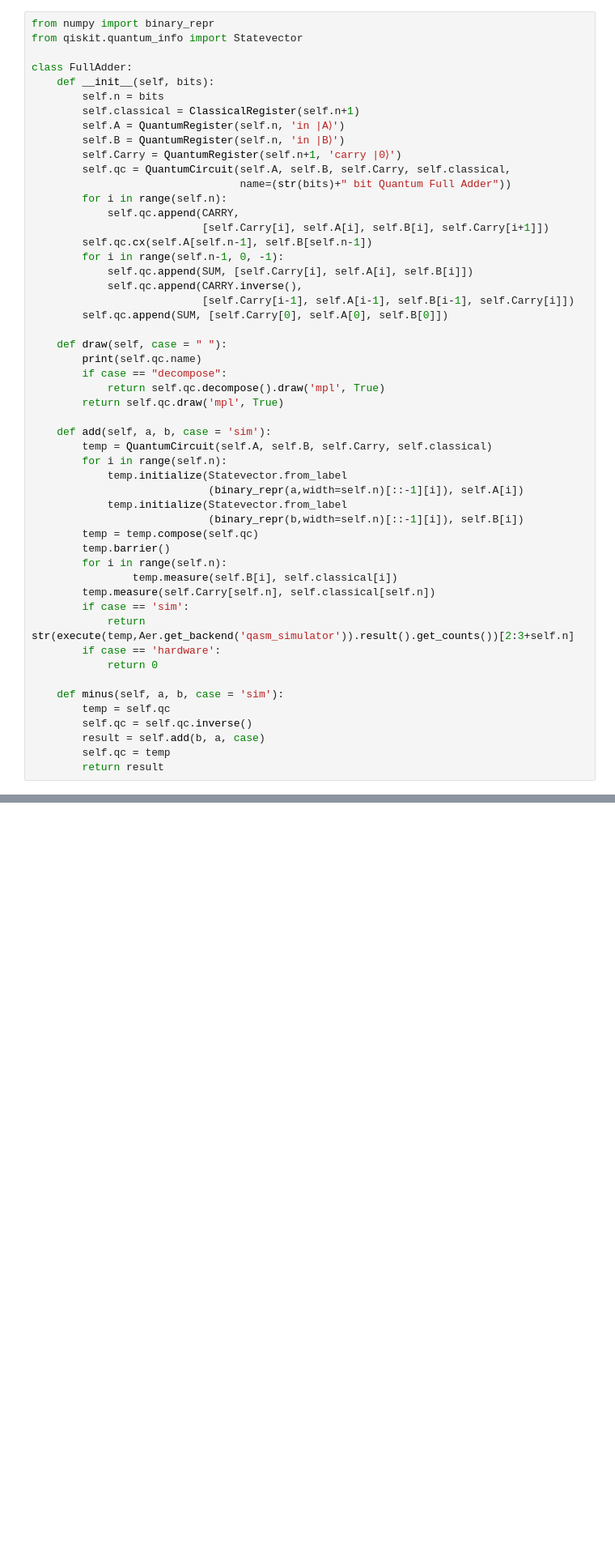
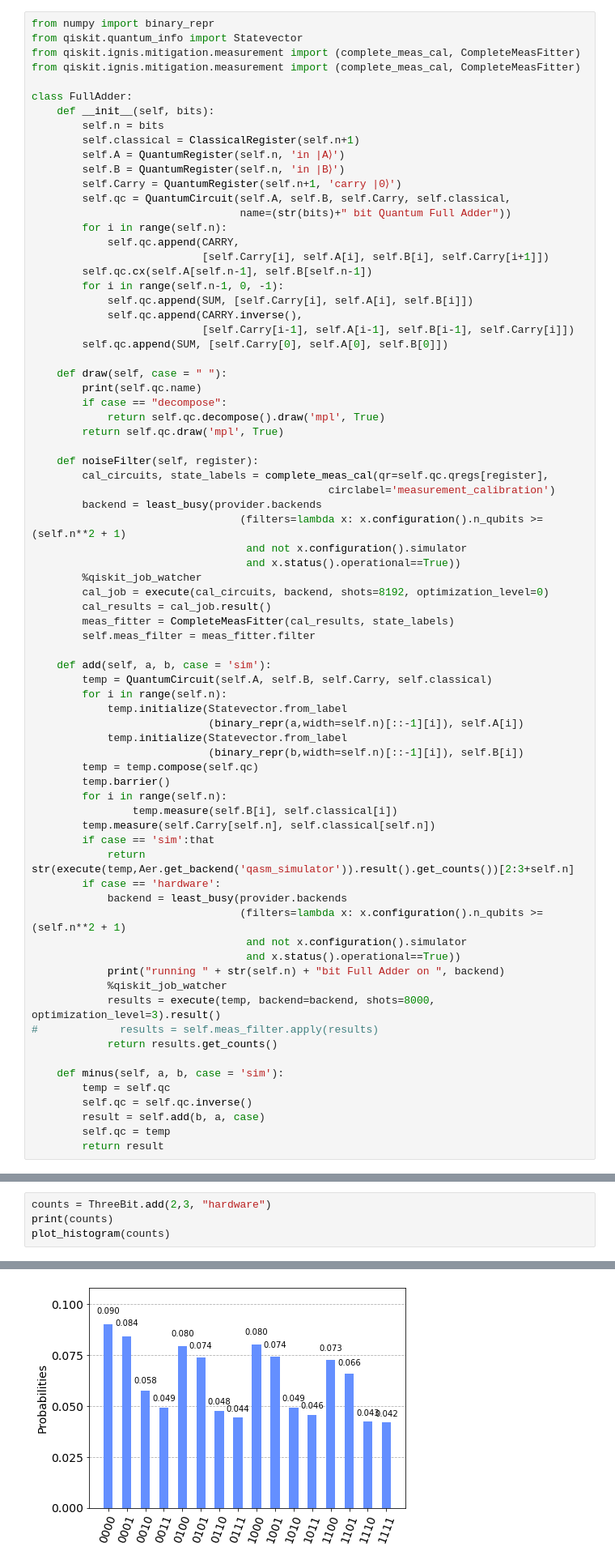
Before and after one commit to JAllsop/Quantum-Full-Adder, a Jupyter notebook: ELEN4022_Lab_2_2021.ipynb, the cells around one changed output, grey strips where cells are left out. Shown: that part at 81% size. Cells and saved outputs as stored; diff of their text form; blank space fills up the shorter version.

Commit message:
5 bit Adder

```diff
--- a/ELEN4022_Lab_2_2021.ipynb
+++ b/ELEN4022_Lab_2_2021.ipynb
@@ -195,6 +202,8 @@ Compensated Full Adder Carry Truth Table
 # %%
 from numpy import binary_repr
 from qiskit.quantum_info import Statevector
+from qiskit.ignis.mitigation.measurement import (complete_meas_cal, CompleteMeasFitter)
+from qiskit.ignis.mitigation.measurement import (complete_meas_cal, CompleteMeasFitter)
 
 class FullAdder:
     def __init__(self, bits):
@@ -221,6 +230,19 @@ class FullAdder:
             return self.qc.decompose().draw('mpl', True)
         return self.qc.draw('mpl', True)
 
+    def noiseFilter(self, register):
+        cal_circuits, state_labels = complete_meas_cal(qr=self.qc.qregs[register],
+                                               circlabel='measurement_calibration')
+        backend = least_busy(provider.backends
+                                 (filters=lambda x: x.configuration().n_qubits >= (self.n**2 + 1)
+                                  and not x.configuration().simulator
+                                  and x.status().operational==True))
+        %qiskit_job_watcher
+        cal_job = execute(cal_circuits, backend, shots=8192, optimization_level=0)
+        cal_results = cal_job.result()
+        meas_fitter = CompleteMeasFitter(cal_results, state_labels)
+        self.meas_filter = meas_fitter.filter
+
     def add(self, a, b, case = 'sim'):
         temp = QuantumCircuit(self.A, self.B, self.Carry, self.classical)
         for i in range(self.n):
@@ -233,10 +255,18 @@ class FullAdder:
         for i in range(self.n):
                 temp.measure(self.B[i], self.classical[i])
         temp.measure(self.Carry[self.n], self.classical[self.n])
-        if case == 'sim':
+        if case == 'sim':that
             return str(execute(temp,Aer.get_backend('qasm_simulator')).result().get_counts())[2:3+self.n]
         if case == 'hardware':
-            return 0
+            backend = least_busy(provider.backends
+                                 (filters=lambda x: x.configuration().n_qubits >= (self.n**2 + 1)
+                                  and not x.configuration().simulator
+                                  and x.status().operational==True))
+            print("running " + str(self.n) + "bit Full Adder on ", backend)
+            %qiskit_job_watcher
+            results = execute(temp, backend=backend, shots=8000, optimization_level=3).result()
+#             results = self.meas_filter.apply(results)
+            return results.get_counts()
 
     def minus(self, a, b, case = 'sim'):
         temp = self.qc
@@ -272,0 +315,5 @@ print("4 - 3 = 0b" + result + " = " + str(int(result,2)))
+# %%
+counts = ThreeBit.add(2,3, "hardware")
+print(counts)
+plot_histogram(counts)
+# %% [output]
@@ -272,0 +324 @@ print("4 - 3 = 0b" + result + " = " + str(int(result,2)))
+[figure, added]
```
Also changed, not shown: parts of 19 cells of this notebook.
